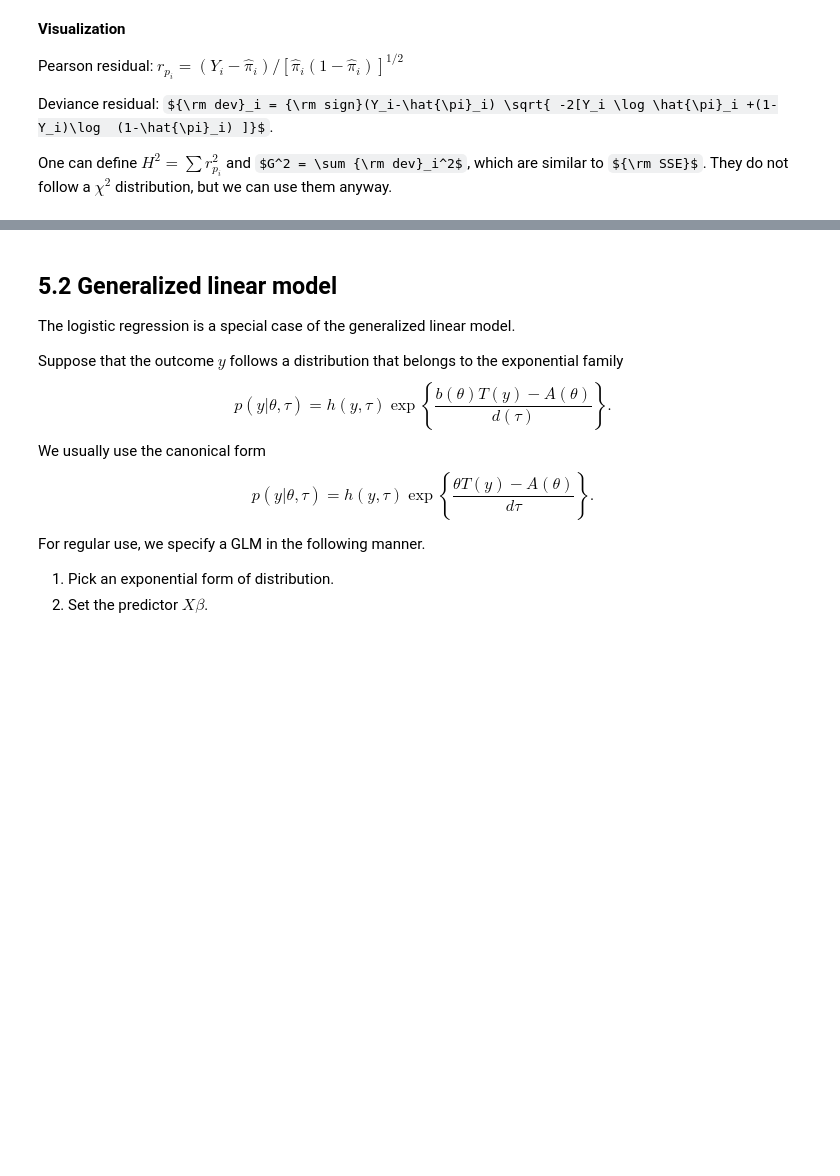
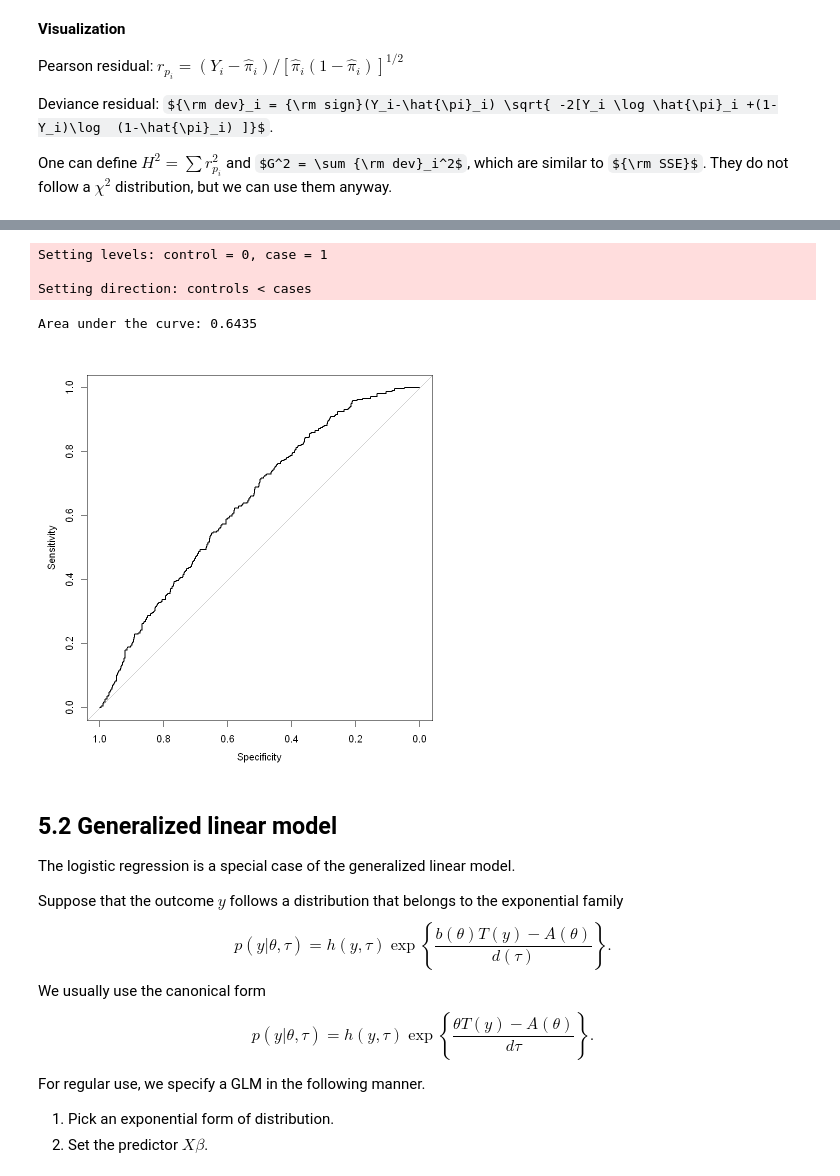
Before and after one commit to ChenShizhe/StatDataScience, a Jupyter notebook: Notes/Chapter5GLM.ipynb, the cells around one changed output, grey strips where cells are left out. Drawn from its saved outputs; the diff is of its cells as text; code cells hidden in the pictures; some formulas as TeX source; blank space fills up the shorter version.

```diff
--- a/Notes/Chapter5GLM.ipynb
+++ b/Notes/Chapter5GLM.ipynb
@@ -65,3 +180,15 @@ One can define $H^2 = \sum r_{p_i}^2$ and $G^2 = \sum {\rm dev}_i^2$, which are
+# %%
+#install.packages('pROC')
+library(pROC)
+mod.can.lg.roc<-roc(mod.can.lg$y,mod.can.lg$fitted.values)
+mod.can.lg.roc$auc
+plot(mod.can.lg.roc)
+# %% [output]
+Setting levels: control = 0, case = 1
+
+Setting direction: controls < cases
+Area under the curve: 0.6435
+[figure, added]
 # %% [markdown]
 ## 5.2 Generalized linear model
 
```
Also changed, not shown: parts of 13 cells of this notebook.
